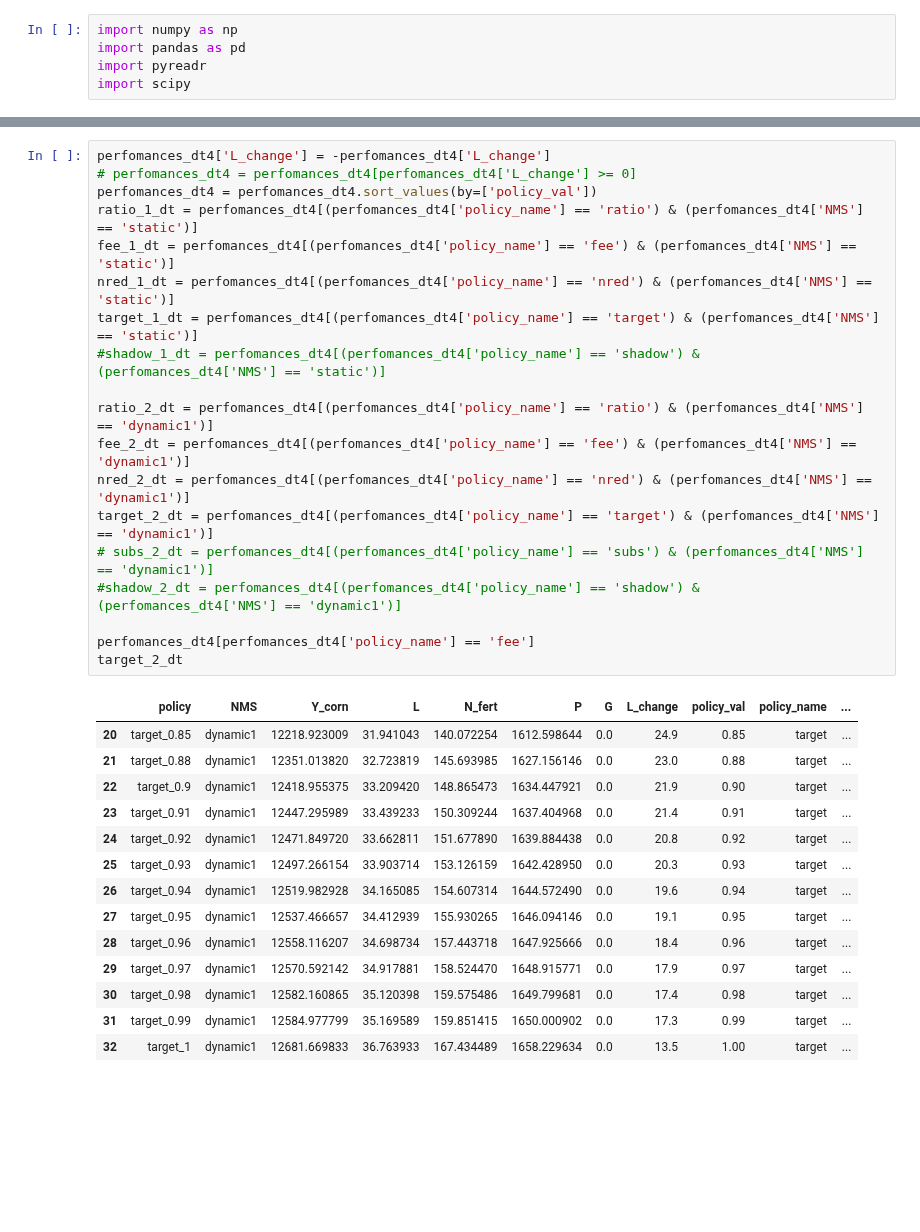
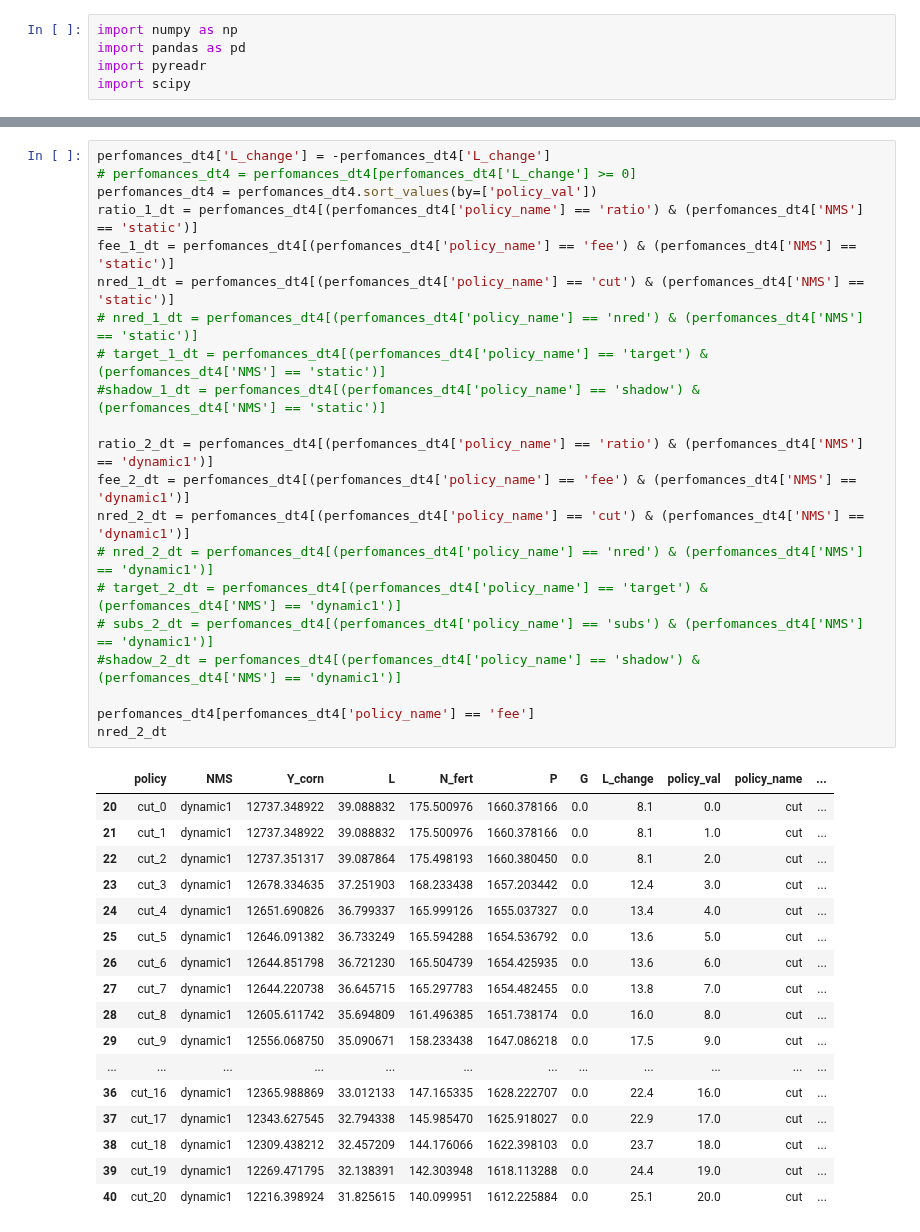
Before and after one commit to germanmandrini/n_policy, a Jupyter notebook: Codes/5e_L_reduction_cost.ipynb, the cells around one changed output, grey strips where cells are left out. Saved outputs shown, nothing was run; the diff lists cells and outputs as text; blank space fills up the shorter version.

```diff
--- a/Codes/5e_L_reduction_cost.ipynb
+++ b/Codes/5e_L_reduction_cost.ipynb
@@ -44,37 +44,42 @@ perfomances_dt4[perfomances_dt4['policy_name'] == 'ratio']
 # %%
 perfomances_dt4['L_change'] = -perfomances_dt4['L_change']
 # perfomances_dt4 = perfomances_dt4[perfomances_dt4['L_change'] >= 0]
 perfomances_dt4 = perfomances_dt4.sort_values(by=['policy_val'])
 ratio_1_dt = perfomances_dt4[(perfomances_dt4['policy_name'] == 'ratio') & (perfomances_dt4['NMS'] == 'static')]
 fee_1_dt = perfomances_dt4[(perfomances_dt4['policy_name'] == 'fee') & (perfomances_dt4['NMS'] == 'static')]
-nred_1_dt = perfomances_dt4[(perfomances_dt4['policy_name'] == 'nred') & (perfomances_dt4['NMS'] == 'static')]
-target_1_dt = perfomances_dt4[(perfomances_dt4['policy_name'] == 'target') & (perfomances_dt4['NMS'] == 'static')]
+nred_1_dt = perfomances_dt4[(perfomances_dt4['policy_name'] == 'cut') & (perfomances_dt4['NMS'] == 'static')]
+# nred_1_dt = perfomances_dt4[(perfomances_dt4['policy_name'] == 'nred') & (perfomances_dt4['NMS'] == 'static')]
+# target_1_dt = perfomances_dt4[(perfomances_dt4['policy_name'] == 'target') & (perfomances_dt4['NMS'] == 'static')]
 #shadow_1_dt = perfomances_dt4[(perfomances_dt4['policy_name'] == 'shadow') & (perfomances_dt4['NMS'] == 'static')]
 
 ratio_2_dt = perfomances_dt4[(perfomances_dt4['policy_name'] == 'ratio') & (perfomances_dt4['NMS'] == 'dynamic1')]
 fee_2_dt = perfomances_dt4[(perfomances_dt4['policy_name'] == 'fee') & (perfomances_dt4['NMS'] == 'dynamic1')]
-nred_2_dt = perfomances_dt4[(perfomances_dt4['policy_name'] == 'nred') & (perfomances_dt4['NMS'] == 'dynamic1')]
-target_2_dt = perfomances_dt4[(perfomances_dt4['policy_name'] == 'target') & (perfomances_dt4['NMS'] == 'dynamic1')]
+nred_2_dt = perfomances_dt4[(perfomances_dt4['policy_name'] == 'cut') & (perfomances_dt4['NMS'] == 'dynamic1')]
+# nred_2_dt = perfomances_dt4[(perfomances_dt4['policy_name'] == 'nred') & (perfomances_dt4['NMS'] == 'dynamic1')]
+# target_2_dt = perfomances_dt4[(perfomances_dt4['policy_name'] == 'target') & (perfomances_dt4['NMS'] == 'dynamic1')]
 # subs_2_dt = perfomances_dt4[(perfomances_dt4['policy_name'] == 'subs') & (perfomances_dt4['NMS'] == 'dynamic1')]
 #shadow_2_dt = perfomances_dt4[(perfomances_dt4['policy_name'] == 'shadow') & (perfomances_dt4['NMS'] == 'dynamic1')]
 
 perfomances_dt4[perfomances_dt4['policy_name'] == 'fee']
-target_2_dt
+nred_2_dt
 # %% [output]
 |  | policy | NMS | Y_corn | L | N_fert | P | G | L_change | policy_val | policy_name | ... |
-| 20 | target_0.85 | dynamic1 | 12218.923009 | 31.941043 | 140.072254 | 1612.598644 | 0.0 | 24.9 | 0.85 | target | ... |
-| 21 | target_0.88 | dynamic1 | 12351.013820 | 32.723819 | 145.693985 | 1627.156146 | 0.0 | 23.0 | 0.88 | target | ... |
-| 22 | target_0.9 | dynamic1 | 12418.955375 | 33.209420 | 148.865473 | 1634.447921 | 0.0 | 21.9 | 0.90 | target | ... |
-| 23 | target_0.91 | dynamic1 | 12447.295989 | 33.439233 | 150.309244 | 1637.404968 | 0.0 | 21.4 | 0.91 | target | ... |
-| 24 | target_0.92 | dynamic1 | 12471.849720 | 33.662811 | 151.677890 | 1639.884438 | 0.0 | 20.8 | 0.92 | target | ... |
-| 25 | target_0.93 | dynamic1 | 12497.266154 | 33.903714 | 153.126159 | 1642.428950 | 0.0 | 20.3 | 0.93 | target | ... |
-| 26 | target_0.94 | dynamic1 | 12519.982928 | 34.165085 | 154.607314 | 1644.572490 | 0.0 | 19.6 | 0.94 | target | ... |
-| 27 | target_0.95 | dynamic1 | 12537.466657 | 34.412939 | 155.930265 | 1646.094146 | 0.0 | 19.1 | 0.95 | target | ... |
-| 28 | target_0.96 | dynamic1 | 12558.116207 | 34.698734 | 157.443718 | 1647.925666 | 0.0 | 18.4 | 0.96 | target | ... |
-| 29 | target_0.97 | dynamic1 | 12570.592142 | 34.917881 | 158.524470 | 1648.915771 | 0.0 | 17.9 | 0.97 | target | ... |
-| 30 | target_0.98 | dynamic1 | 12582.160865 | 35.120398 | 159.575486 | 1649.799681 | 0.0 | 17.4 | 0.98 | target | ... |
-| 31 | target_0.99 | dynamic1 | 12584.977799 | 35.169589 | 159.851415 | 1650.000902 | 0.0 | 17.3 | 0.99 | target | ... |
-| 32 | target_1 | dynamic1 | 12681.669833 | 36.763933 | 167.434489 | 1658.229634 | 0.0 | 13.5 | 1.00 | target | ... |
+| 20 | cut_0 | dynamic1 | 12737.348922 | 39.088832 | 175.500976 | 1660.378166 | 0.0 | 8.1 | 0.0 | cut | ... |
+| 21 | cut_1 | dynamic1 | 12737.348922 | 39.088832 | 175.500976 | 1660.378166 | 0.0 | 8.1 | 1.0 | cut | ... |
+| 22 | cut_2 | dynamic1 | 12737.351317 | 39.087864 | 175.498193 | 1660.380450 | 0.0 | 8.1 | 2.0 | cut | ... |
+| 23 | cut_3 | dynamic1 | 12678.334635 | 37.251903 | 168.233438 | 1657.203442 | 0.0 | 12.4 | 3.0 | cut | ... |
+| 24 | cut_4 | dynamic1 | 12651.690826 | 36.799337 | 165.999126 | 1655.037327 | 0.0 | 13.4 | 4.0 | cut | ... |
+| 25 | cut_5 | dynamic1 | 12646.091382 | 36.733249 | 165.594288 | 1654.536792 | 0.0 | 13.6 | 5.0 | cut | ... |
+| 26 | cut_6 | dynamic1 | 12644.851798 | 36.721230 | 165.504739 | 1654.425935 | 0.0 | 13.6 | 6.0 | cut | ... |
+| 27 | cut_7 | dynamic1 | 12644.220738 | 36.645715 | 165.297783 | 1654.482455 | 0.0 | 13.8 | 7.0 | cut | ... |
+| 28 | cut_8 | dynamic1 | 12605.611742 | 35.694809 | 161.496385 | 1651.738174 | 0.0 | 16.0 | 8.0 | cut | ... |
+| 29 | cut_9 | dynamic1 | 12556.068750 | 35.090671 | 158.233438 | 1647.086218 | 0.0 | 17.5 | 9.0 | cut | ... |
+| ... | ... | ... | ... | ... | ... | ... | ... | ... | ... | ... | ... |
+| 36 | cut_16 | dynamic1 | 12365.988869 | 33.012133 | 147.165335 | 1628.222707 | 0.0 | 22.4 | 16.0 | cut | ... |
+| 37 | cut_17 | dynamic1 | 12343.627545 | 32.794338 | 145.985470 | 1625.918027 | 0.0 | 22.9 | 17.0 | cut | ... |
+| 38 | cut_18 | dynamic1 | 12309.438212 | 32.457209 | 144.176066 | 1622.398103 | 0.0 | 23.7 | 18.0 | cut | ... |
+| 39 | cut_19 | dynamic1 | 12269.471795 | 32.138391 | 142.303948 | 1618.113288 | 0.0 | 24.4 | 19.0 | cut | ... |
+| 40 | cut_20 | dynamic1 | 12216.398924 | 31.825615 | 140.099951 | 1612.225884 | 0.0 | 25.1 | 20.0 | cut | ... |
 # %%
 # libraries
 import matplotlib.pyplot as plt
```
Also changed, not shown: parts of 2 cells of this notebook, 6 other files.
